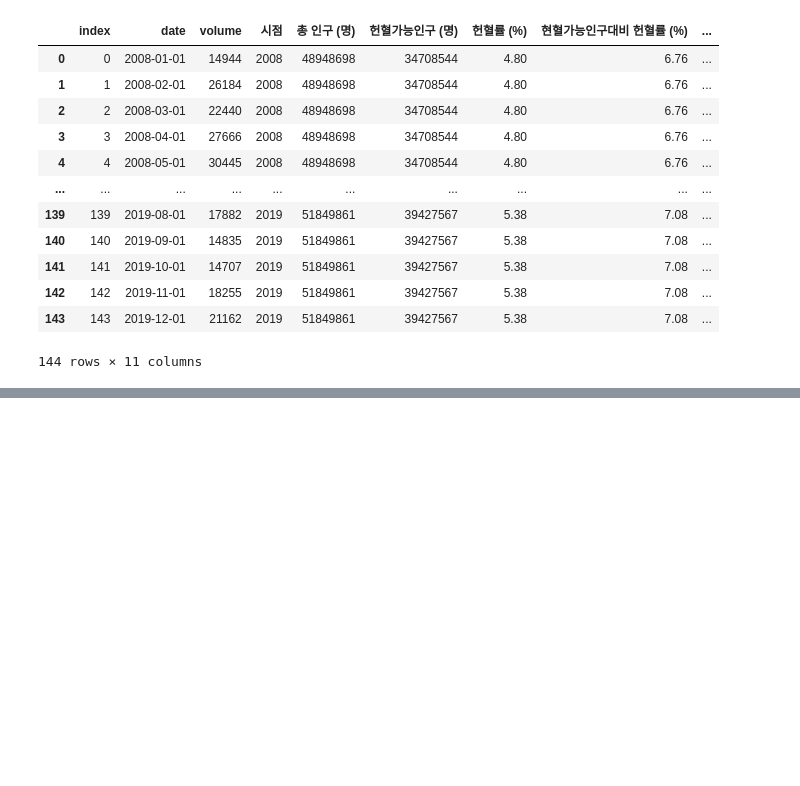
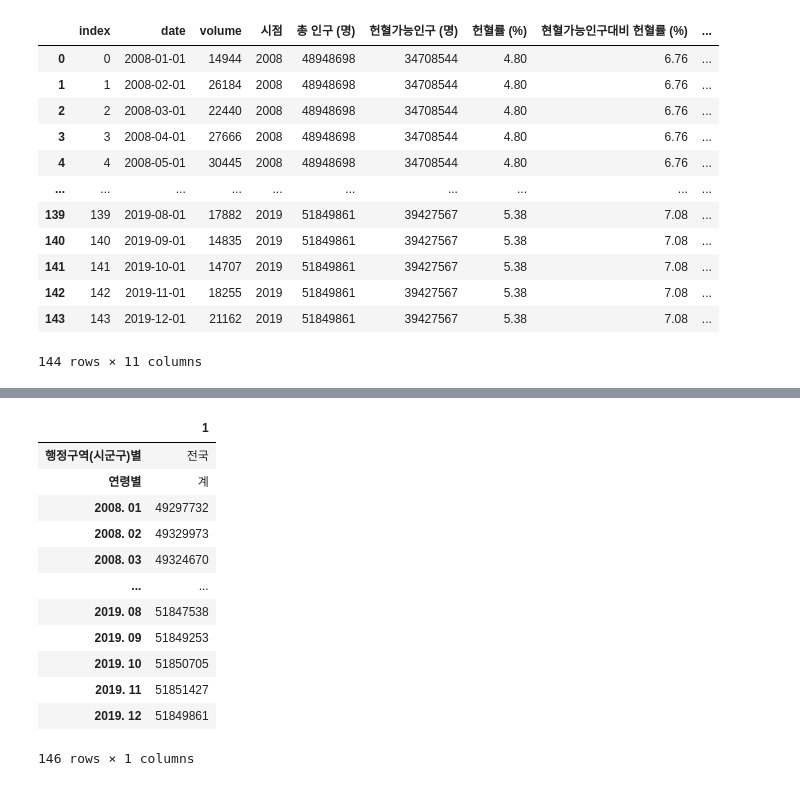
Before and after one commit to dch9610/BAB_Project, a Jupyter notebook: 모델링용 데이터 만들기.ipynb, the cells around one changed output, grey strips where cells are left out. Cells and saved outputs as stored; diff of their text form; code cells hidden in the pictures; blank space fills up the shorter version.

```diff
--- a/모델링용 데이터 만들기.ipynb
+++ b/모델링용 데이터 만들기.ipynb
@@ -741,0 +782,17 @@ df4.to_csv('모델용 데이터/모델링데이터(4).csv', encoding='CP949')
+# %%
+people_month2 = people_month[people_month['행정구역(시군구)별']== '전국'].T[:146]
+people_month2
+# %% [output]
+|  | 1 |
+| 행정구역(시군구)별 | 전국 |
+| 연령별 | 계 |
+| 2008. 01 | 49297732 |
+| 2008. 02 | 49329973 |
+| 2008. 03 | 49324670 |
+| ... | ... |
+| 2019. 08 | 51847538 |
+| 2019. 09 | 51849253 |
+| 2019. 10 | 51850705 |
+| 2019. 11 | 51851427 |
+| 2019. 12 | 51849861 |
+146 rows × 1 columns
```
Also changed, not shown: parts of 6 cells of this notebook.
